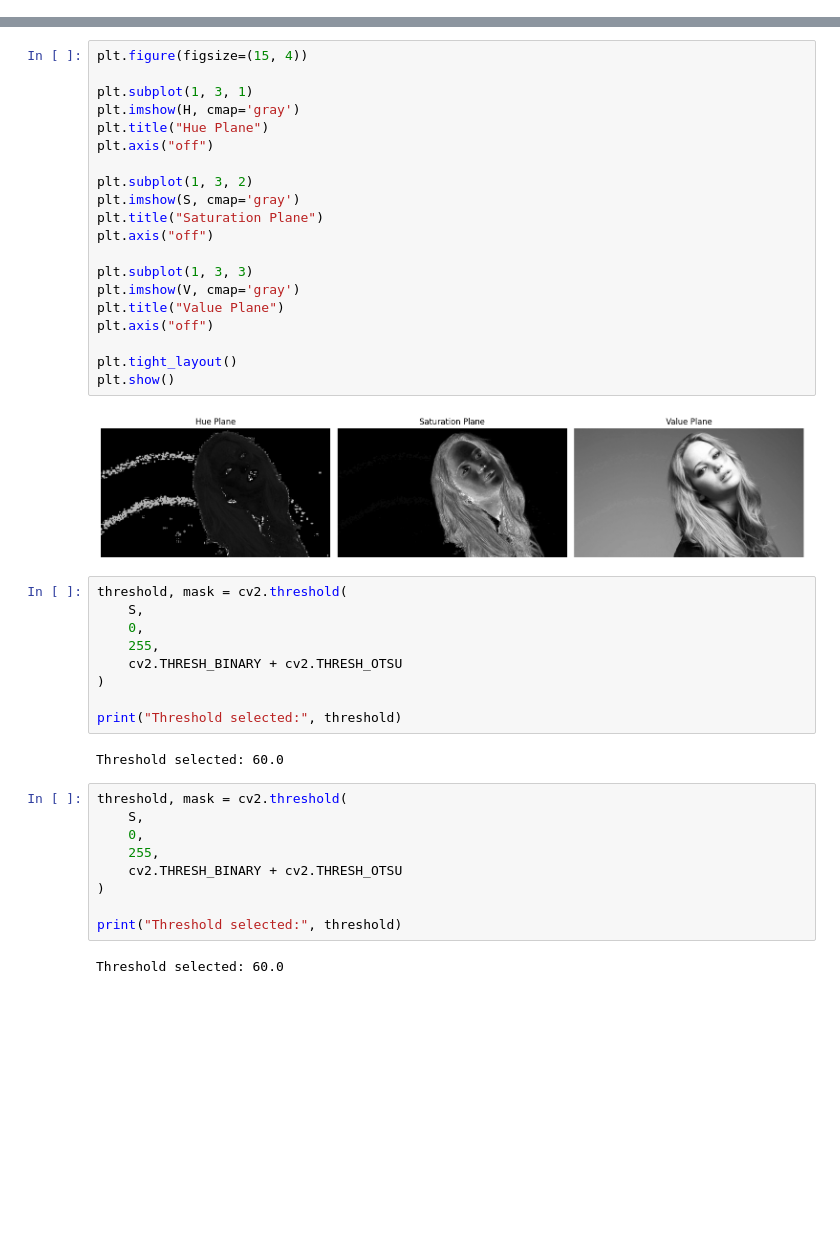
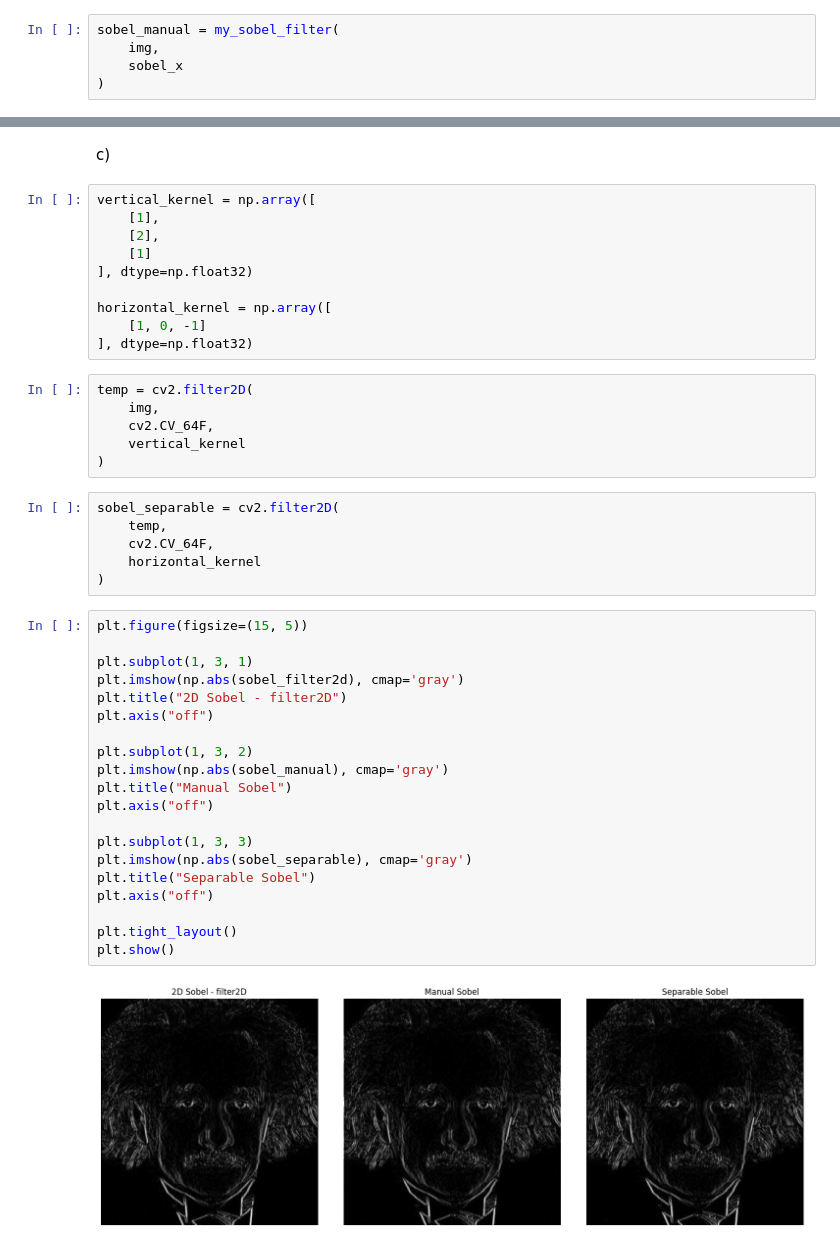
Before and after one commit to SasanduG/Image-Processing-Assignment-1, a Jupyter notebook: Assignment_1_Question_6.ipynb, the cells around one changed output, grey strips where cells are left out. Cells and saved outputs as stored; diff of their text form; blank space fills up the shorter version.

```diff
--- a/Assignment_1_Question_6.ipynb
+++ b/Assignment_1_Question_6.ipynb
@@ -22,0 +81,5 @@ Saving WhatsApp Image 2026-09-09 at 20.02.44 (2).jpeg to WhatsApp Image 2026-09-
+# %%
+sobel_manual = my_sobel_filter(
+    img,
+    sobel_x
+)
@@ -23,44 +110,46 @@ Saving WhatsApp Image 2026-09-09 at 20.02.44 (2).jpeg to WhatsApp Image 2026-09-
+# %% [markdown]
+c)
+# %%
+vertical_kernel = np.array([
+    [1],
+    [2],
+    [1]
+], dtype=np.float32)
+
+horizontal_kernel = np.array([
+    [1, 0, -1]
+], dtype=np.float32)
+# %%
+temp = cv2.filter2D(
+    img,
+    cv2.CV_64F,
+    vertical_kernel
+)
+# %%
+sobel_separable = cv2.filter2D(
+    temp,
+    cv2.CV_64F,
+    horizontal_kernel
+)
 # %%
-plt.figure(figsize=(15, 4))
+plt.figure(figsize=(15, 5))
 
 plt.subplot(1, 3, 1)
-plt.imshow(H, cmap='gray')
-plt.title("Hue Plane")
+plt.imshow(np.abs(sobel_filter2d), cmap='gray')
+plt.title("2D Sobel - filter2D")
 plt.axis("off")
 
 plt.subplot(1, 3, 2)
-plt.imshow(S, cmap='gray')
-plt.title("Saturation Plane")
+plt.imshow(np.abs(sobel_manual), cmap='gray')
+plt.title("Manual Sobel")
 plt.axis("off")
 
 plt.subplot(1, 3, 3)
-plt.imshow(V, cmap='gray')
-plt.title("Value Plane")
+plt.imshow(np.abs(sobel_separable), cmap='gray')
+plt.title("Separable Sobel")
 plt.axis("off")
 
 plt.tight_layout()
 plt.show()
 # %% [output]
-[figure, old version]
+[figure, new version]
-# %%
-threshold, mask = cv2.threshold(
-    S,
-    0,
-    255,
-    cv2.THRESH_BINARY + cv2.THRESH_OTSU
-)
-
-print("Threshold selected:", threshold)
-# %% [output]
-Threshold selected: 60.0
-# %%
-threshold, mask = cv2.threshold(
-    S,
-    0,
-    255,
-    cv2.THRESH_BINARY + cv2.THRESH_OTSU
-)
-
-print("Threshold selected:", threshold)
-# %% [output]
-Threshold selected: 60.0
```
Also changed, not shown: parts of 24 cells of this notebook.
